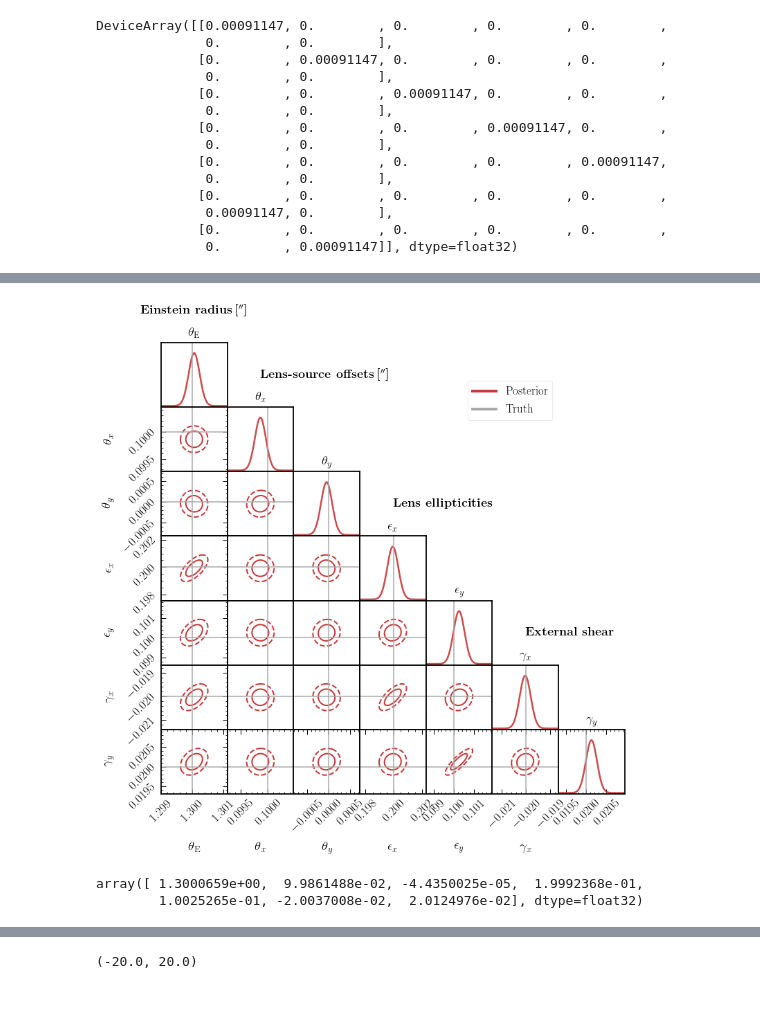
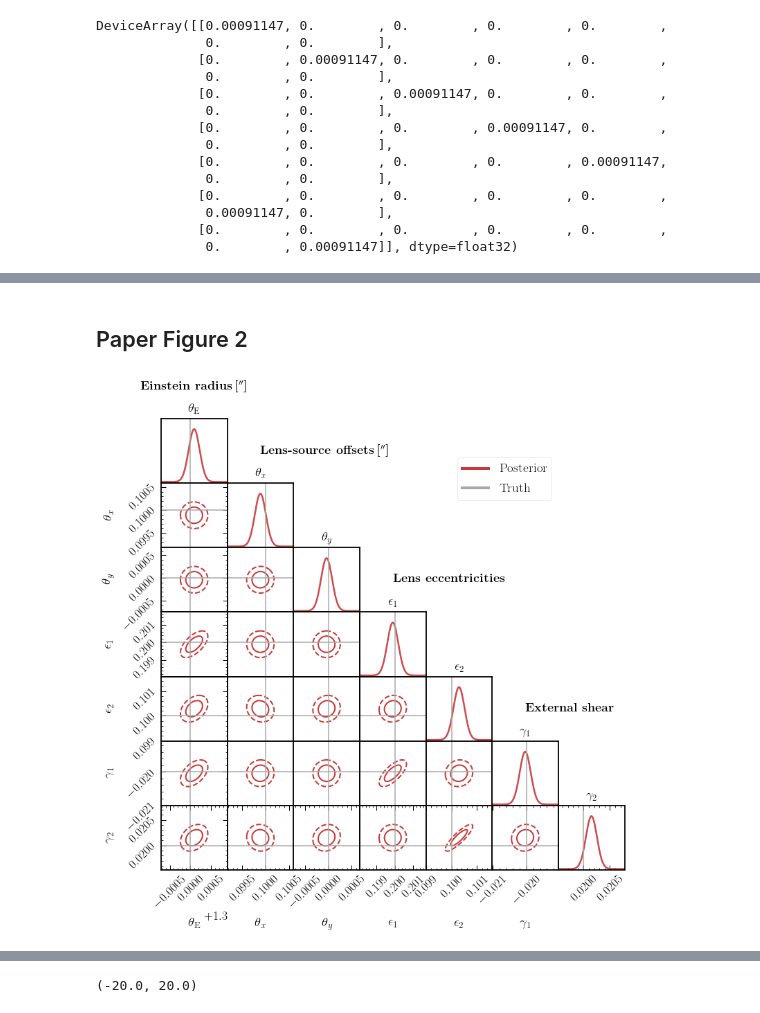
Before and after one commit to smsharma/lensing-neural-fields, a Jupyter notebook: notebooks/nerf_probabilistic_gigalens.ipynb, the cells around one changed output, grey strips where cells are left out. Cells and saved outputs as stored; diff of their text form; code cells hidden in the pictures.

Commit message:
Cleaned up nb code, remade plots with fixed seed

```diff
--- a/notebooks/nerf_probabilistic_gigalens.ipynb
+++ b/notebooks/nerf_probabilistic_gigalens.ipynb
@@ -577,16 +574,18 @@ corner.corner(post_lens_samples, truths=truths,
+# %% [markdown]
+## Paper Figure 2
 # %%
 labels = [r"$\theta_\mathrm{E}$",
           r"$\theta_x$",
           r"$\theta_y$",
-          r"$\epsilon_x$",
-          r"$\epsilon_y$",
-          r"$\gamma_x$",
-          r"$\gamma_y$",]
+          r"$\epsilon_1$",
+          r"$\epsilon_2$",
+          r"$\gamma_1$",
+          r"$\gamma_2$",]
 # %%
 suptitles = [r"\bf{Einstein radius\,[$''$]}",
  r"\bf{Lens-source offsets\,[$''$]}",
  r"",
- r"\bf{Lens ellipticities}",
+ r"\bf{Lens eccentricities}",
  r"",
  r"\bf{External shear}",
  r""]
@@ -608,7 +607,8 @@ def plot_fisher_single(i ,cov, mu, ax, lims, truths, labels) :
     if i == 0:
         custom_lines = [Line2D([0], [0], color=cols_default[0], lw=4),
                 Line2D([0], [0], color='darkgrey', lw=4)]
-        ax.legend(custom_lines, ["Posterior", "Truth"], bbox_to_anchor=[6, 0.5], frameon=True, fancybox=True)
+
+        ax.legend(custom_lines, ["Posterior", "Truth"], bbox_to_anchor=[6, 0.5], frameon=True, fancybox=True, fontsize=19)
 
 
 def plot_fisher_two(i1, i2, cov, mu, ax, lims, truths, labels) :
@@ -684,18 +684,6 @@ def plot_fisher_all(mu, cov, lims, truths, labels, suptitles):
             [l.set_rotation(45) for l in ax.get_xticklabels()]
             [l.set_rotation(45) for l in ax.get_yticklabels()]
 
-#     if n_params>1 : #Add labels in a separate plot
-#         ax=fig.add_subplot(n_params,n_params,2)
-#         ax.set_xlim([-1,1])
-#         ax.set_ylim([-1,1])
-#         for i in np.arange(len(labels)) :
-#             ax.plot([-1,1],[-3,-3],color=lc[i],linestyle=ls[i],
-#                     linewidth=lw[i],label=labels[i])
-#         ax.legend(loc='upper left',frameon=False,fontsize=FS)
-#         ax.axis('off')
-
-#     if fname!="none" :
-
     fig.align_labels()
 
     plt.savefig("figures/joint_lens.pdf", bbox_inches='tight')
@@ -711,10 +699,3 @@ mu = hist['loc_history'][i]
 lims = [mu - 6 * np.sqrt(np.diag(cov)), mu + 6 * np.sqrt(np.diag(cov))]
 
 plot_fisher_all(mu, cov, lims, truths, labels, suptitles)
-# %% [output]
-[figure, removed]
-# %%
-hist['loc_history'][-1]
-# %% [output]
-array([ 1.3000659e+00,  9.9861488e-02, -4.4350025e-05,  1.9992368e-01,
-        1.0025265e-01, -2.0037008e-02,  2.0124976e-02], dtype=float32)
@@ -723,3 +706,9 @@ array([ 1.3000659e+00,  9.9861488e-02, -4.4350025e-05,  1.9992368e-01,
+# %%
+corner_data = np.load("corner_data.npz")
+mu, cov, lims, truths, labels, suptitles = corner_data["mu"], corner_data["cov"], corner_data["lims"], corner_data["truths"], corner_data["labels"], suptitles,
+plot_fisher_all(mu, cov, lims, truths, labels, suptitles)
+# %% [output]
+[figure, added]
 # %%
 hist["train_loss"][-1] / (n_xy * n_xy)
 # %% [output]
```
Also changed, not shown: parts of 83 cells of this notebook, 9 other files.
